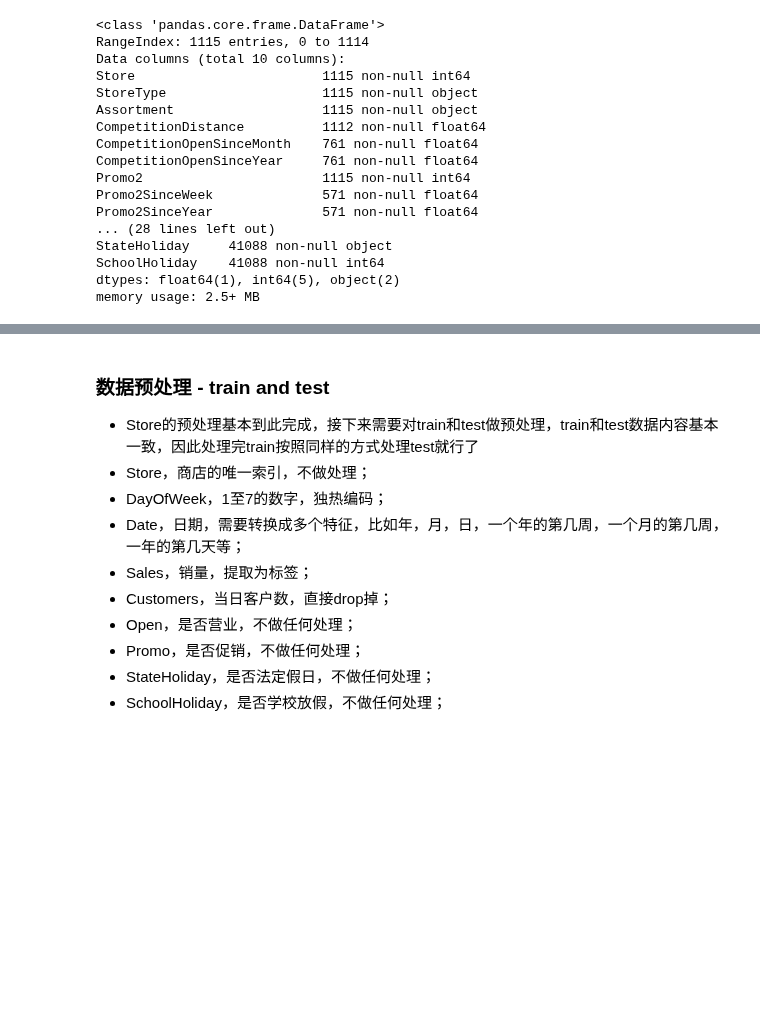
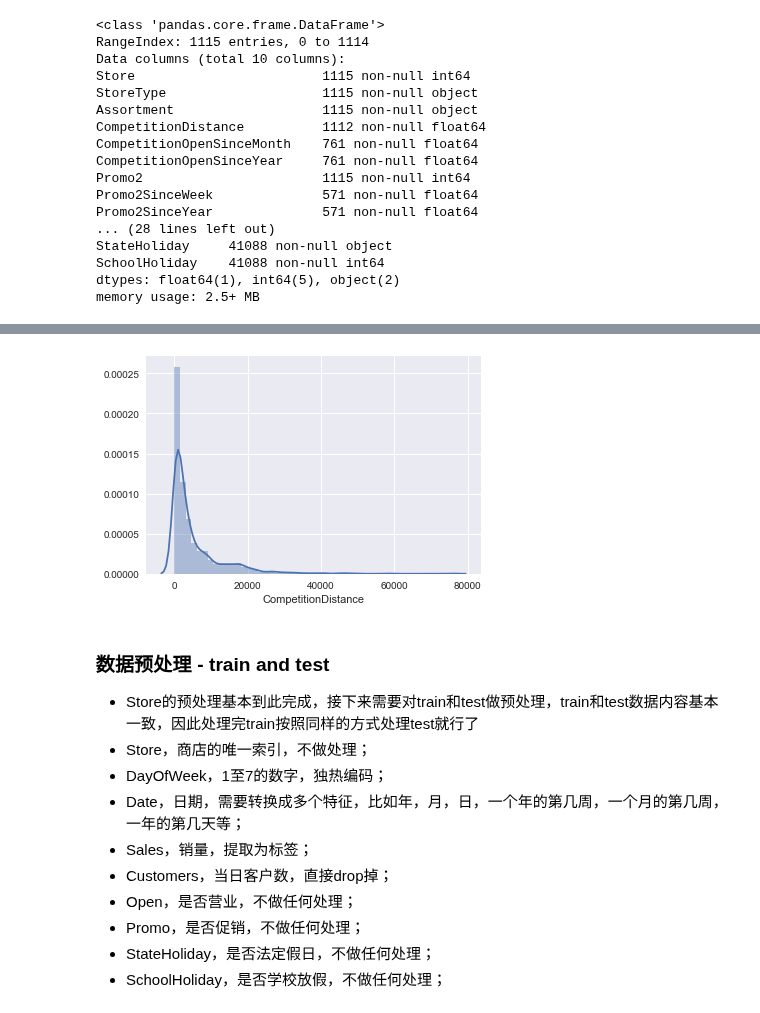
Before and after one commit to Qucy/UdacityMachineLearning, a Jupyter notebook: rossmann_store_sales/rossmann_store_sales.ipynb, the cells around one changed output, grey strips where cells are left out. Cells and saved outputs as stored; diff of their text form; code cells hidden in the pictures; blank space fills up the shorter version.

```diff
--- a/rossmann_store_sales/rossmann_store_sales.ipynb
+++ b/rossmann_store_sales/rossmann_store_sales.ipynb
@@ -88,0 +102,23 @@ memory usage: 2.5+ MB
+# %%
+# 首先处理store中可能为NaN的特征
+store['CompetitionDistance'] = store['CompetitionDistance'].apply(lambda x: 0 if math.isnan(x) else x)
+store['CompetitionOpenSinceMonth'] = store['CompetitionOpenSinceMonth'].apply(lambda x: 1 if math.isnan(x) else x)
+store['CompetitionOpenSinceYear'] = store['CompetitionOpenSinceYear'].apply(lambda x: 1900 if math.isnan(x) else x)
+
+# plot出CompetitionDistance的分布图
+sns.distplot(store['CompetitionDistance']);
+# 处理完NaN的数据后，查看CompetitionDistance的分布图，发现CompetitionDistance 数据倾斜很明显，需要对数处理
+store['CompetitionDistance'] = store['CompetitionDistance'].apply(lambda x: np.log(x + 1))
+
+# 拆分属性完成后，可以丢弃掉属性
+drops = ['Promo2', 'Promo2SinceWeek', 'Promo2SinceYear', 'PromoInterval']
+store = store.drop(drops, axis = 1)
+# 对CompetitionDistance做归一化操作，初始化一个 scaler，并将它施加到特征上
+scaler = MinMaxScaler()
+numberic = ['CompetitionDistance']
+store[numberic] = scaler.fit_transform(store[numberic])
+# 对剩下的column进行独热编码处理
+store = pd.get_dummies(store)
+# 调用head方法查看下预处理完之后的数据
+store.head()
+# %% [output]
@@ -89,3 +131,4 @@ memory usage: 2.5+ MB
+[figure, added]
 # %% [markdown]
 ### 数据预处理 - train and test
 - Store的预处理基本到此完成，接下来需要对train和test做预处理，train和test数据内容基本一致，因此处理完train按照同样的方式处理test就行了
```
Also changed, not shown: parts of 15 cells of this notebook, 1 other file.
